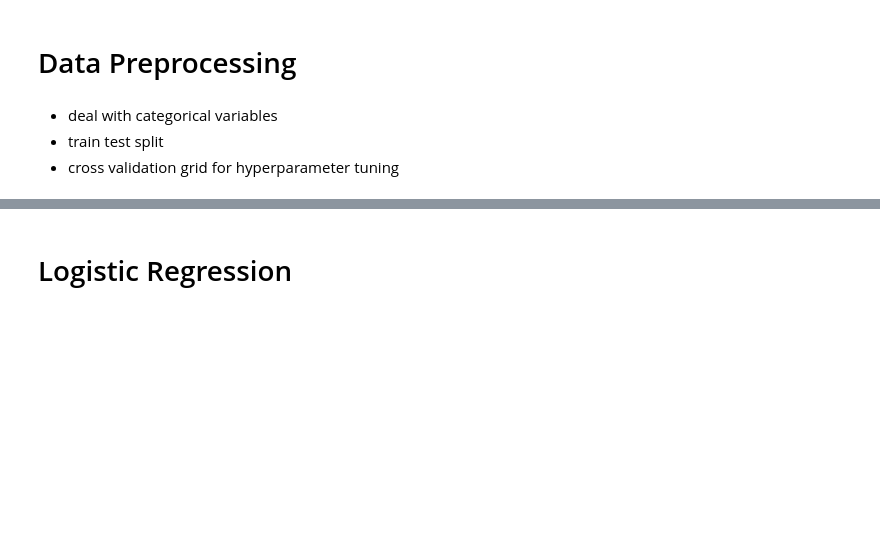
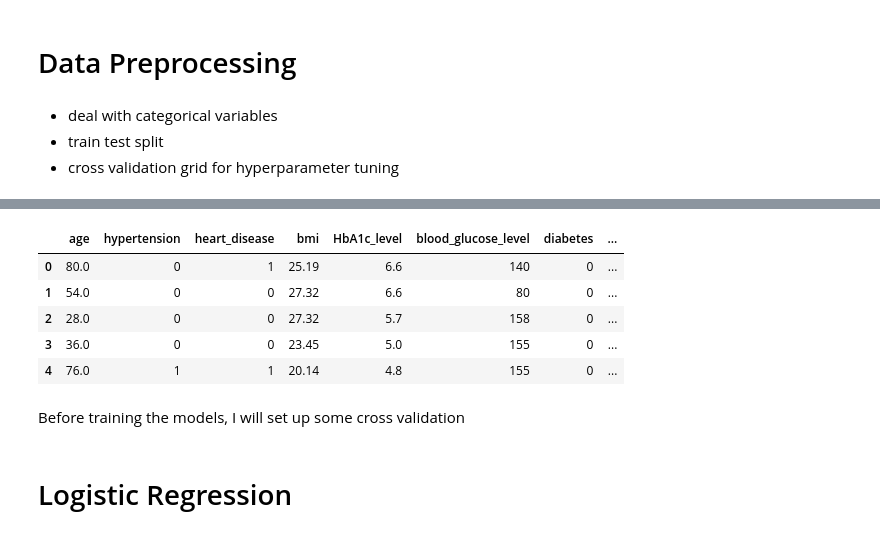
Before and after one commit to davdpanpan/diabetes, a Jupyter notebook: diabetes.ipynb, the cells around one changed output, grey strips where cells are left out. Saved outputs shown, nothing was run; the diff lists cells and outputs as text; code cells hidden in the pictures; blank space fills up the shorter version.

Commit message:
encoding

```diff
--- a/diabetes.ipynb
+++ b/diabetes.ipynb
@@ -134,0 +165,12 @@ pd.crosstab(diabetes['gender'], diabetes['diabetes'], normalize='index')
+# %%
+from sklearn.preprocessing import OneHotEncoder, OrdinalEncoder
+
+# gender: one hot encoding
+gender_encoder = OneHotEncoder(sparse_output=False, drop='first')
+gender_encoded = gender_encoder.fit_transform(diabetes[['gender']])
+
+# Create proper column names for the encoded features
+feature_names = gender_encoder.get_feature_names_out(['gender'])
+gender_df = pd.DataFrame(gender_encoded, columns=feature_names)
+
+gender_df.head()
@@ -134,0 +186,7 @@ pd.crosstab(diabetes['gender'], diabetes['diabetes'], normalize='index')
+# %%
+# smoking history: ordinal encoding
+smoking_categories = [['never', 'No Info', 'former', 'not current', 'ever', 'current']]
+smoking_encoder = OrdinalEncoder(categories=smoking_categories)
+smoking_encoded = smoking_encoder.fit_transform(diabetes[['smoking_history']])
+
+print(smoking_encoded)
@@ -134,0 +201,15 @@ pd.crosstab(diabetes['gender'], diabetes['diabetes'], normalize='index')
+# %%
+# replace gender and smoking history columns with encodings
+diabetes.drop(['gender', 'smoking_history'], axis=1, inplace=True)
+
+diabetes = pd.concat([diabetes, gender_df], axis=1)
+diabetes['smoking_history'] = smoking_encoded.flatten()
+
+diabetes.head()
+# %% [output]
+|  | age | hypertension | heart_disease | bmi | HbA1c_level | blood_glucose_level | diabetes | ... |
+| 0 | 80.0 | 0 | 1 | 25.19 | 6.6 | 140 | 0 | ... |
+| 1 | 54.0 | 0 | 0 | 27.32 | 6.6 | 80 | 0 | ... |
+| 2 | 28.0 | 0 | 0 | 27.32 | 5.7 | 158 | 0 | ... |
+| 3 | 36.0 | 0 | 0 | 23.45 | 5.0 | 155 | 0 | ... |
+| 4 | 76.0 | 1 | 1 | 20.14 | 4.8 | 155 | 0 | ... |
@@ -135,2 +224,4 @@ pd.crosstab(diabetes['gender'], diabetes['diabetes'], normalize='index')
+# %% [markdown]
+Before training the models, I will set up some cross validation
 # %% [markdown]
 # Logistic Regression
```
Also changed, not shown: parts of 17 cells of this notebook.
